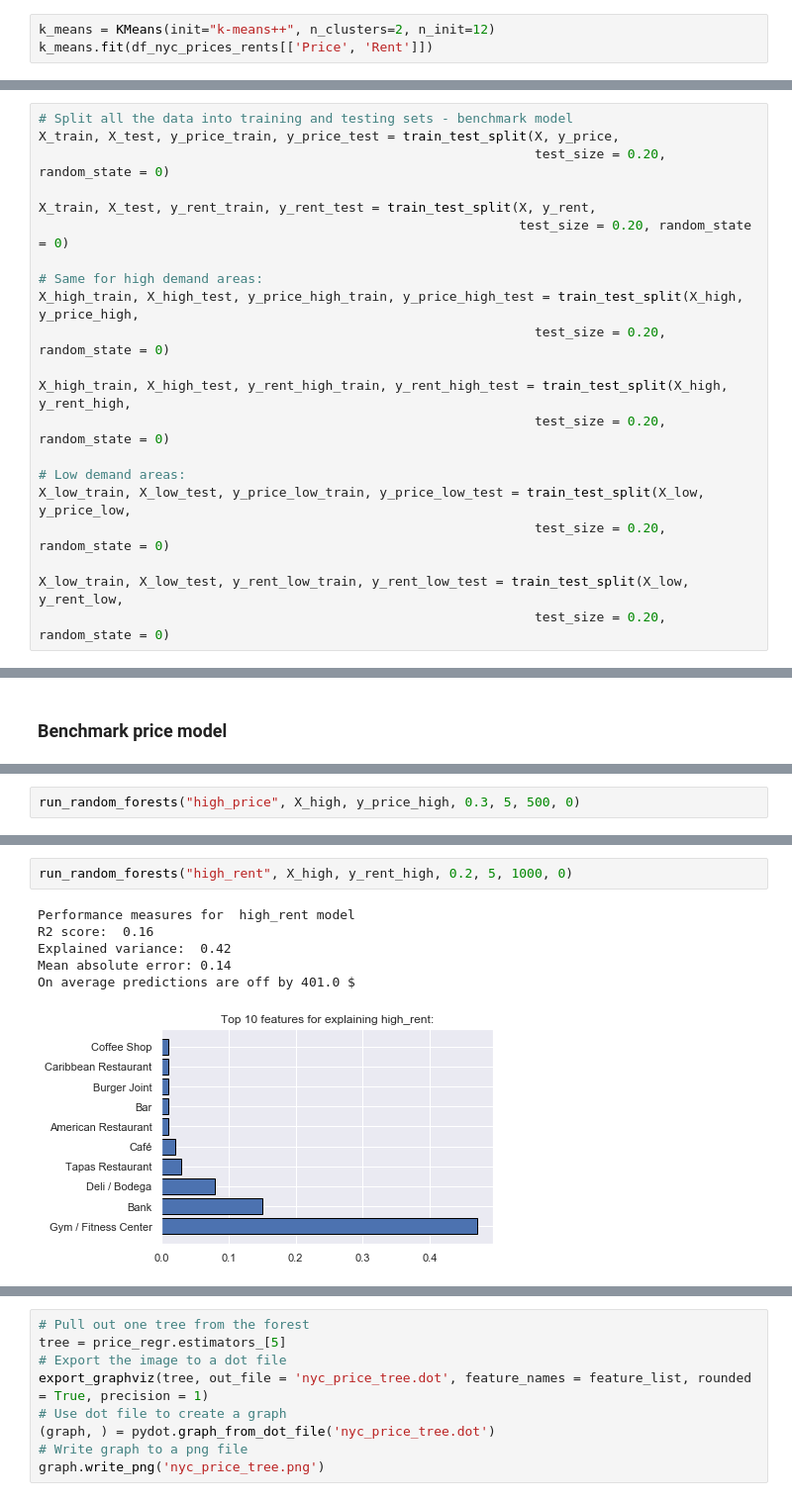
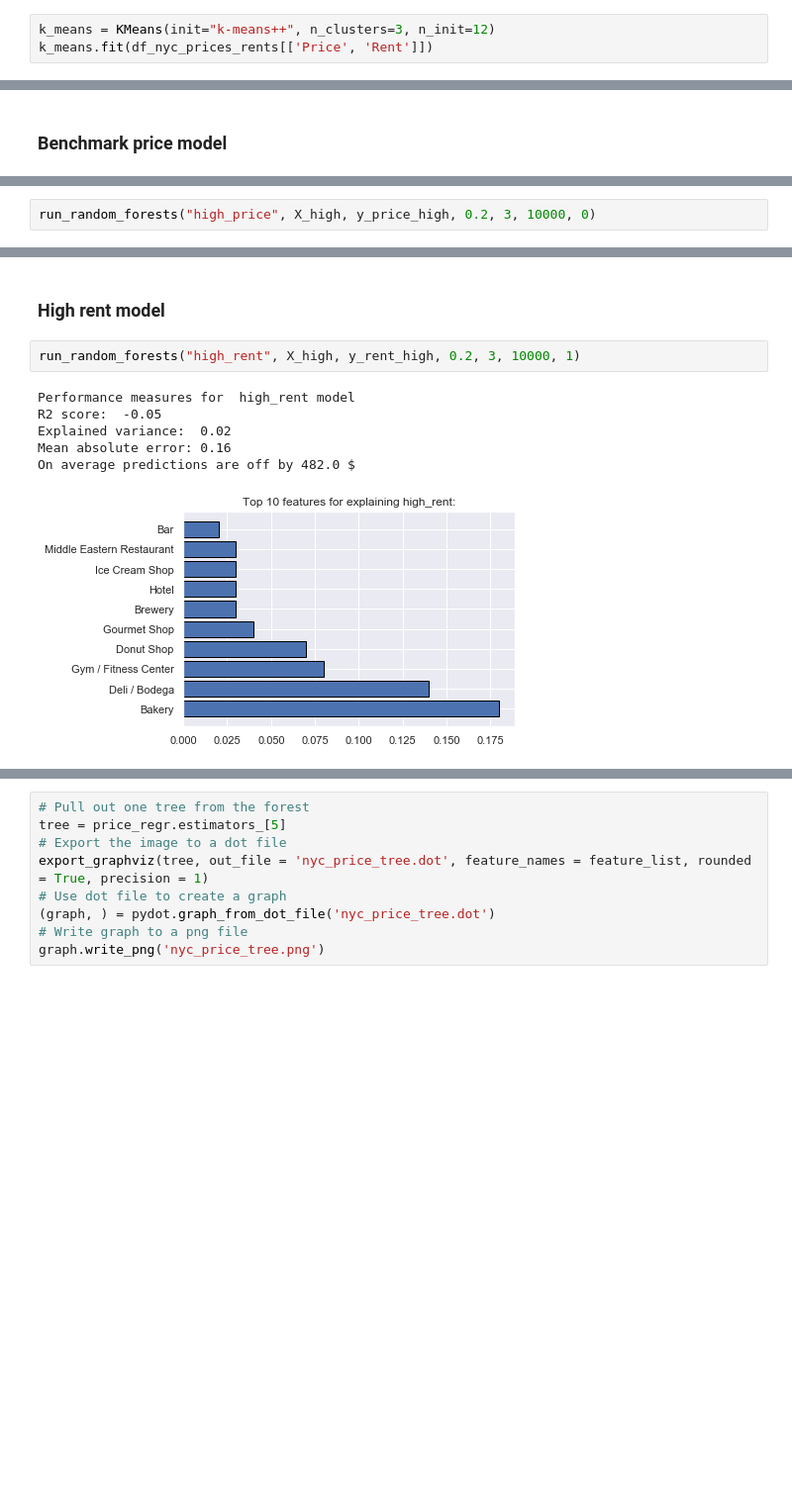
Before and after one commit to allaccountstaken/predicting_urban_home_values, a Jupyter notebook: Predicting Home Values Using Venues.ipynb, the cells around one changed output, grey strips where cells are left out. Shown at 99% size. Saved outputs shown, nothing was run; the diff lists cells and outputs as text; blank space fills up the shorter version.

```diff
--- a/Predicting Home Values Using Venues.ipynb
+++ b/Predicting Home Values Using Venues.ipynb
@@ -188,7 +189,7 @@ Splitting by boroughs confirms this idea. When looking at the slope of regressio
 # %% [markdown]
 ### Algorithmic *k*-means clustering
 # %%
-k_means = KMeans(init="k-means++", n_clusters=2, n_init=12)
+k_means = KMeans(init="k-means++", n_clusters=3, n_init=12)
 k_means.fit(df_nyc_prices_rents[['Price', 'Rent']])
 # %% [output]
 KMeans(algorithm='auto', copy_x=True, init='k-means++', max_iter=300,
@@ -524,26 +527,5 @@ feature_list = list(X.columns)
 X.shape
 # %% [output]
 (128, 376)
-# %%
-# Split all the data into training and testing sets - benchmark model
-X_train, X_test, y_price_train, y_price_test = train_test_split(X, y_price,
-                                                                test_size = 0.20, random_state = 0)
-
-X_train, X_test, y_rent_train, y_rent_test = train_test_split(X, y_rent,
-                                                              test_size = 0.20, random_state = 0)
-
-# Same for high demand areas:
-X_high_train, X_high_test, y_price_high_train, y_price_high_test = train_test_split(X_high, y_price_high,
-                                                                test_size = 0.20, random_state = 0)
-
-X_high_train, X_high_test, y_rent_high_train, y_rent_high_test = train_test_split(X_high, y_rent_high,
-                                                                test_size = 0.20, random_state = 0)
-
-# Low demand areas:
-X_low_train, X_low_test, y_price_low_train, y_price_low_test = train_test_split(X_low, y_price_low,
-                                                                test_size = 0.20, random_state = 0)
-
-X_low_train, X_low_test, y_rent_low_train, y_rent_low_test = train_test_split(X_low, y_rent_low,
-                                                                test_size = 0.20, random_state = 0)
 # %% [markdown]
 # Random forest of regression trees
@@ -648,4 +616,4 @@ On average predictions are off by 260.0 $
 # %%
-run_random_forests("high_price", X_high, y_price_high, 0.3, 5, 500, 0)
+run_random_forests("high_price", X_high, y_price_high, 0.2, 3, 10000, 0)
 # %% [output]
 Performance measures for  high_price model
@@ -657,9 +625,11 @@ On average predictions are off by 129132.0 $
+# %% [markdown]
+### High rent model
 # %%
-run_random_forests("high_rent", X_high, y_rent_high, 0.2, 5, 1000, 0)
+run_random_forests("high_rent", X_high, y_rent_high, 0.2, 3, 10000, 1)
 # %% [output]
 Performance measures for  high_rent model
-R2 score:  0.16
-Explained variance:  0.42
-Mean absolute error: 0.14
-On average predictions are off by 401.0 $
+R2 score:  -0.05
+Explained variance:  0.02
+Mean absolute error: 0.16
+On average predictions are off by 482.0 $
-[figure, old version]
+[figure, new version]
```
Also changed, not shown: parts of 30 cells of this notebook, 18 other files.
